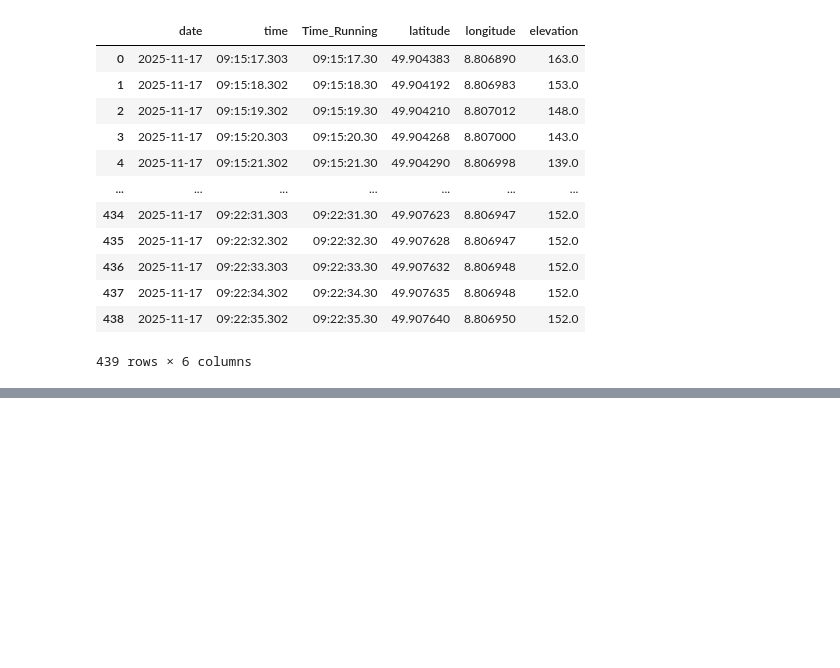
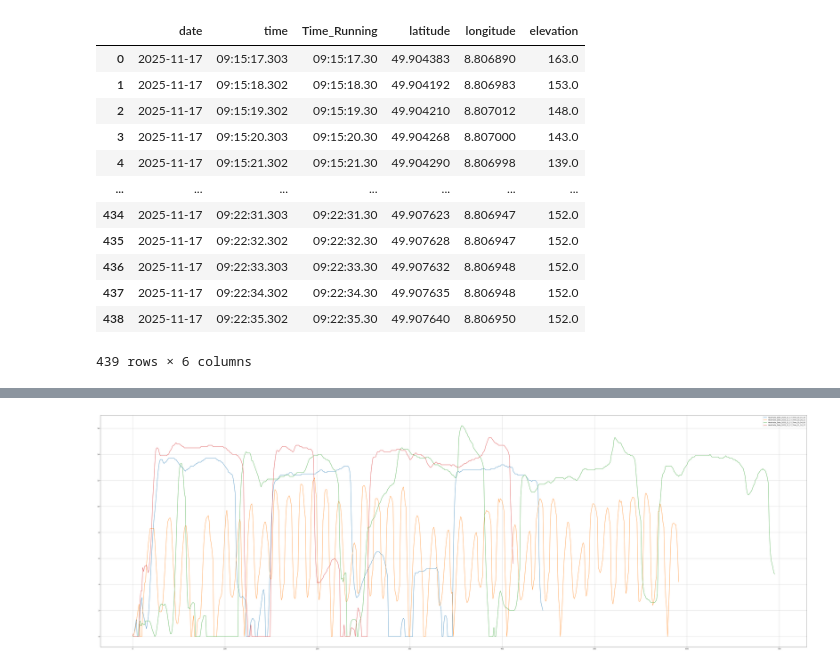
Before and after one commit to Mohsenmohebbi1993/Biomechanik, a Jupyter notebook: notebooks/2. Data and Clear Data.ipynb, the cells around one changed output, grey strips where cells are left out. Cells and saved outputs as stored; diff of their text form; code cells hidden in the pictures; blank space fills up the shorter version.

```diff
--- a/notebooks/2. Data and Clear Data.ipynb
+++ b/notebooks/2. Data and Clear Data.ipynb
@@ -637,0 +715,19 @@ globals()[name_GPX_df[name_GPX_df["Date"].eq("2025_11_17")]["df_name"].iloc[0]]
+# %%
+y1 = Heartrate_Date_2025_11_17_Time_10_15_10["Speed (km/h)"]
+y2 = Heartrate_Date_2025_11_17_Time_10_28_21["Speed (km/h)"]
+y3 = Heartrate_Date_2025_11_17_Time_10_54_05["Speed (km/h)"]
+y4 = Heartrate_Date_2025_11_17_Time_11_10_27["Speed (km/h)"]
+
+
+
+plt.figure(figsize=(60, 20))
+plt.plot(y1,label='Heartrate_Date_2025_11_17_Time_10_15_10')
+plt.plot(y2,label='Heartrate_Date_2025_11_17_Time_10_28_21')
+plt.plot(y3,label='Heartrate_Date_2025_11_17_Time_10_54_05')
+plt.plot(y4,label='Heartrate_Date_2025_11_17_Time_11_10_27')
+plt.legend()
+plt.grid(True)
+plt.tight_layout()
+plt.show()
+# %% [output]
+[figure, added]
```
Also changed, not shown: parts of 9 cells of this notebook.
